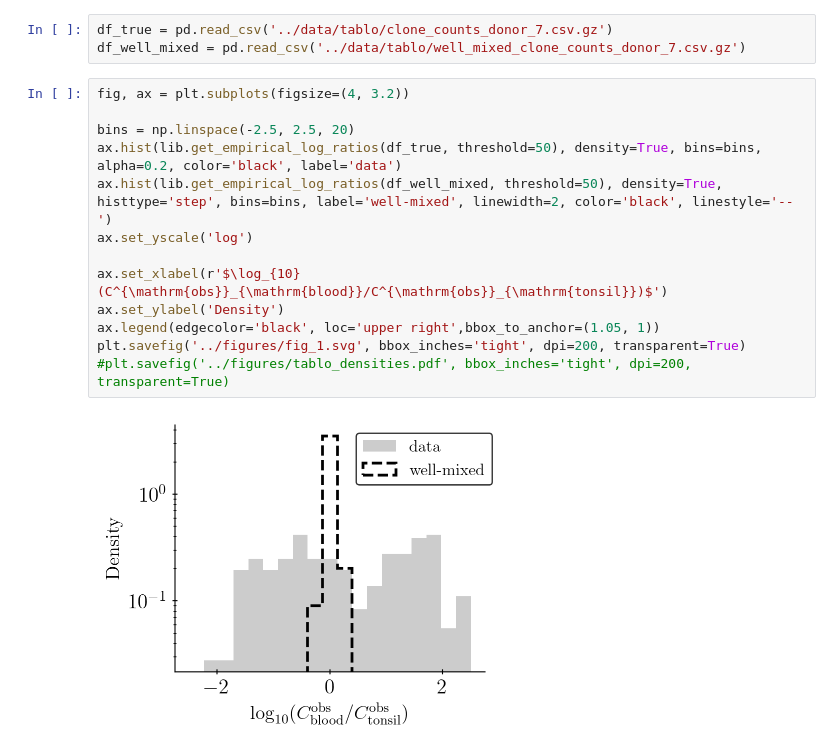
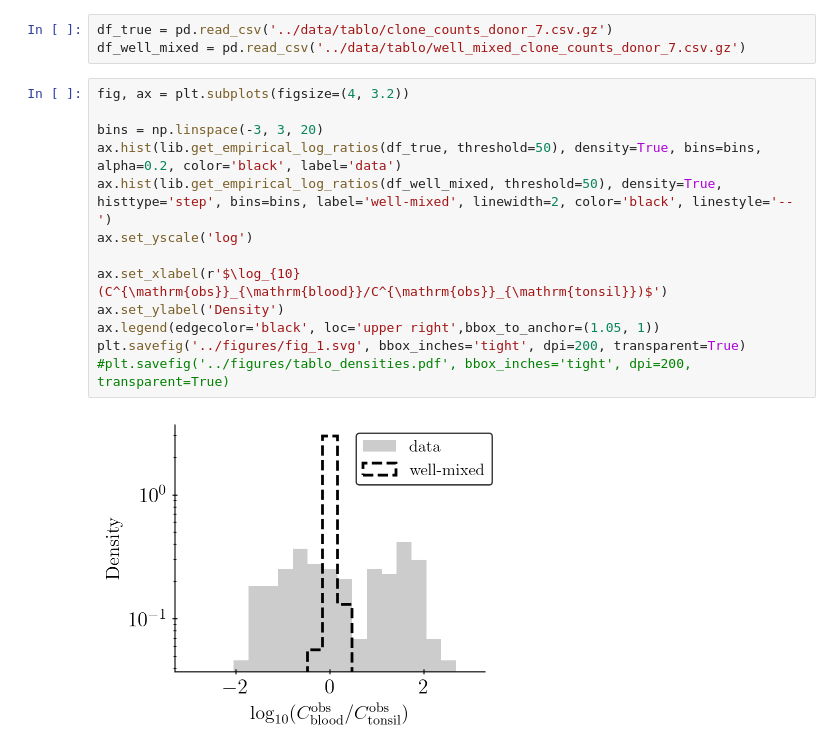
Before and after one commit to jhenderson0/paper_fluctuating_environments_and_migration, a Jupyter notebook: notebooks/figure_1.ipynb, the cells around one changed output. Drawn from its saved outputs; the diff is of its cells as text.

Commit message:
revise figures

```diff
--- a/notebooks/figure_1.ipynb
+++ b/notebooks/figure_1.ipynb
@@ -15,15 +15,15 @@ df_well_mixed = pd.read_csv('../data/tablo/well_mixed_clone_counts_donor_7.csv.g
 # %%
 fig, ax = plt.subplots(figsize=(4, 3.2))
 
-bins = np.linspace(-2.5, 2.5, 20)
+bins = np.linspace(-3, 3, 20)
 ax.hist(lib.get_empirical_log_ratios(df_true, threshold=50), density=True, bins=bins, alpha=0.2, color='black', label='data')
 ax.hist(lib.get_empirical_log_ratios(df_well_mixed, threshold=50), density=True, histtype='step', bins=bins, label='well-mixed', linewidth=2, color='black', linestyle='--')
 ax.set_yscale('log')
 
 ax.set_xlabel(r'$\log_{10}(C^{\mathrm{obs}}_{\mathrm{blood}}/C^{\mathrm{obs}}_{\mathrm{tonsil}})$')
 ax.set_ylabel('Density')
 ax.legend(edgecolor='black', loc='upper right',bbox_to_anchor=(1.05, 1))
 plt.savefig('../figures/fig_1.svg', bbox_inches='tight', dpi=200, transparent=True)
 #plt.savefig('../figures/tablo_densities.pdf', bbox_inches='tight', dpi=200, transparent=True)
 # %% [output]
-[figure, old version]
+[figure, new version]
```
Also changed, not shown: 3 other files.
